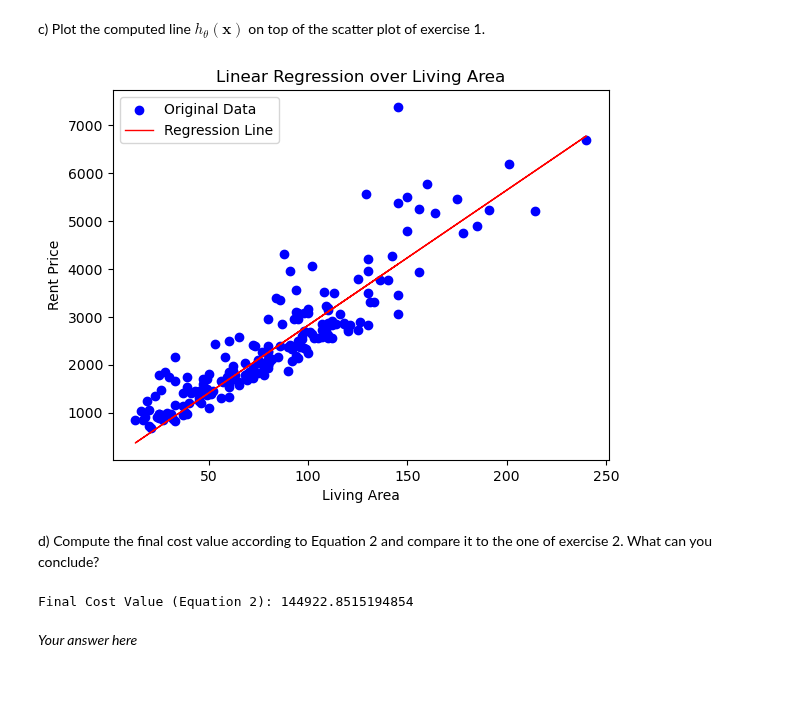
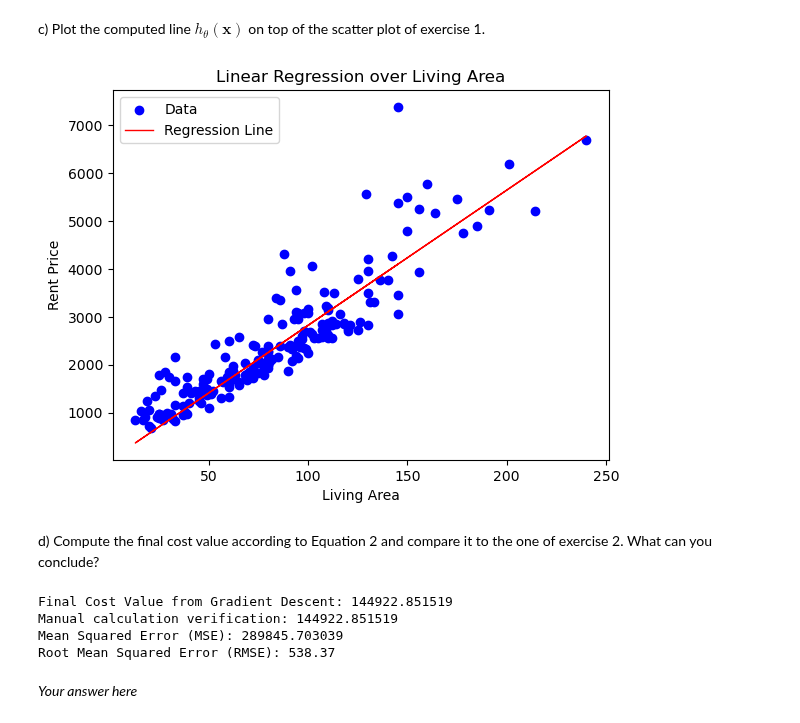
Before and after one commit to evarayHEIG/machle_labs, a Jupyter notebook: pw4/pw4-linear-regression-stud.ipynb, the cells around one changed output. Drawn from its saved outputs; the diff is of its cells as text; code cells hidden in the pictures; blank space fills up the shorter version.

```diff
--- a/pw4/pw4-linear-regression-stud.ipynb
+++ b/pw4/pw4-linear-regression-stud.ipynb
@@ -94,37 +94,39 @@ $$\theta_{1} \leftarrow \theta_{1} - \alpha \frac{1}{N} \sum_{n=1}^{N} (h_{\thet
 # %% [markdown]
 **Remark** You need to iterate several times over the training set. If you have problems of convergence, you need to use a smaller value of $\alpha$. Values such as $0.000001$ are common.
 # %%
-import numpy as np
+def batch_gradient_descent(initial_theta, alpha, cost_function, hypothesis_function, X, y, convergence_delta=1e-6, max_iterations=10000):
+    # Convert the initial parameters to a NumPy array (ensures numeric type)
+    theta = np.array(initial_theta, dtype=float)
 
-def batch_gradient_descent(
-    initial_theta,
-    alpha,
-    cost_function,
-    hypothesis_function,
-    X,
-    y,
-    convergence_delta=1e-6,
-    max_iterations=10000
-):
-    theta = np.array(initial_theta, dtype=float)
+    # Initialize the previous cost to infinity (so the loop starts)
     last_cost = float("inf")
+
+    # Keep a history of all cost values to analyze convergence later
     cost_history = []
 
+    # Repeats until convergence or reaching max_iterations
     for _ in range(max_iterations):
+        # Compute the current cost using the provided cost function
         current_cost = cost_function(hypothesis_function, theta, X, y)
+
+        # Record the current cost for later inspection or plotting
         cost_history.append(current_cost)
 
-        if abs(last_cost - current_cost) < convergence_delta:
-            break
+        # Check if the improvement in cost is smaller than the convergence threshold
+        # If yes, stop the loop (the algorithm has converged)
+        if abs((last_cost - current_cost) / current_cost) < convergence_delta: break
+
+        # Store current cost as the last cost for the next iteration comparison
         last_cost = current_cost
 
-        # Compute gradient for all theta
-        gradient = np.array([
-            cost_function(hypothesis_function, theta, X, y, gradient=True, index=i)
+        # Compute the gradient (partial derivatives for each parameter theta_i)
+        # Each element represents how much J(theta) changes with respect to theta_i
+        gradient = np.array([cost_function(hypothesis_function, theta, X, y, gradient=True, index=i)
             for i in range(len(theta))
         ])
 
-        # Update theta simultaneously
+        # Update all θ values simultaneously using the gradient descent rule:
+        # theta := theta - alpha * delta_J(theta)
         theta -= alpha * gradient
 
     return theta, cost_history
@@ -177,31 +199,45 @@ c) Plot the computed line $h_{\theta}(\mathbf{x})$ on top of the scatter plot of
 # %%
 X = dataset["living_area"].values
 y = dataset["rent_price"].values
-plt.scatter(X, y, color='blue', label='Original Data')
+plt.scatter(X, y, color='blue', label='Data')
 
 # Compute predicted prices using the optimized theta
 X_with_bias = np.c_[np.ones(len(X)), X]  # Add bias column
 prices = X_with_bias @ theta
 
 # Plot the computed line (regression line)
 plt.plot(X, prices, color='red', linewidth=1, label='Regression Line')
 
 plt.xlabel('Living Area')
 plt.ylabel('Rent Price')
 plt.title('Linear Regression over Living Area')
 plt.legend()
 plt.show()
 # %% [output]
-[figure, old version]
+[figure, new version]
 # %% [markdown]
 d) Compute the final cost value according to Equation 2 and compare it to the one of exercise 2. What can you conclude?
 # %%
 # Your code here
-final_predicted_prices = X_with_bias.dot(theta)
-final_cost = (1 / (2 * len(y))) * np.sum((final_predicted_prices - y) ** 2)
-print("Final Cost Value (Equation 2):", final_cost)
+# Use the existing cost function for consistency
+final_cost_gd = cost(hypothesis, theta, X_with_bias, y)
+print(f"Final Cost Value from Gradient Descent: {final_cost_gd:.6f}")
+
+# For comparison, also compute using the manual formula (should be identical)
+predicted_prices = hypothesis(theta, X_with_bias)
+manual_cost = (1 / (2 * len(y))) * np.sum((predicted_prices - y) ** 2)
+print(f"Manual calculation verification: {manual_cost:.6f}")
+
+# Additional metrics for better analysis
+mse = np.mean((predicted_prices - y) ** 2)
+rmse = np.sqrt(mse)
+print(f"Mean Squared Error (MSE): {mse:.6f}")
+print(f"Root Mean Squared Error (RMSE): {rmse:.2f}")
 # %% [output]
-Final Cost Value (Equation 2): 144922.8515194854
+Final Cost Value from Gradient Descent: 144922.851519
+Manual calculation verification: 144922.851519
+Mean Squared Error (MSE): 289845.703039
+Root Mean Squared Error (RMSE): 538.37
 # %% [markdown]
 _Your answer here_
 # %% [markdown]
```
Also changed, not shown: parts of 3 cells of this notebook.
